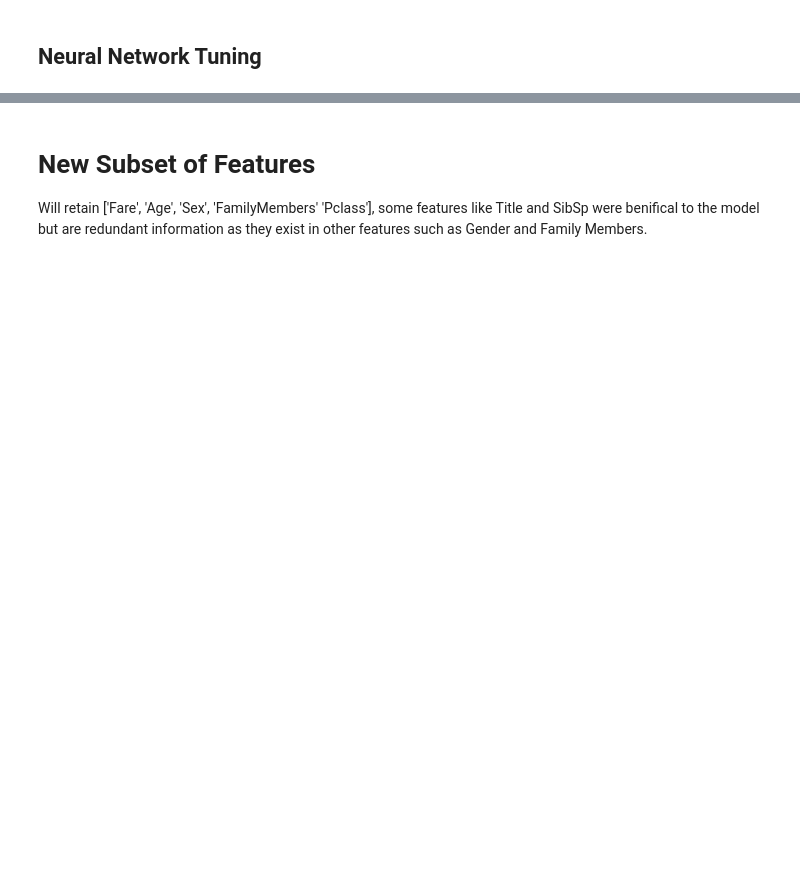
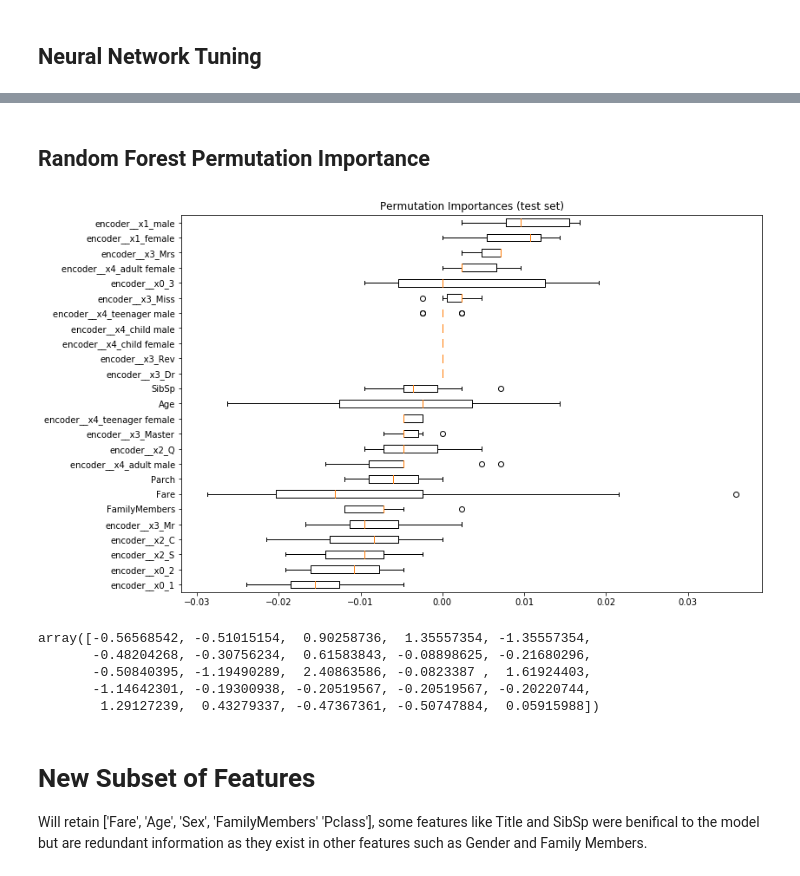
Before and after one commit to SamButterfield/csc8111_machine_learning_coursework, a Jupyter notebook: CSC8111_SB_Titanic_Coursework.ipynb, the cells around one changed output, grey strips where cells are left out. Cells and saved outputs as stored; diff of their text form; code cells hidden in the pictures; blank space fills up the shorter version.

```diff
--- a/CSC8111_SB_Titanic_Coursework.ipynb
+++ b/CSC8111_SB_Titanic_Coursework.ipynb
@@ -816,3 +864,33 @@ knn_classifier, knn_cm, knn_ac = KNN_classifier(X_train, y_train, X_test, y_test
+# %% [markdown]
+## Random Forest Permutation Importance
+# %%
+from sklearn.inspection import permutation_importance
+result = permutation_importance(rfi_classifier.best_estimator_, X_test, y_test, n_jobs = 2, n_repeats = 10)
+pi_features = pd.DataFrame()
+pi_features['feature'] = ct.get_feature_names()
+pi_features['importance'] = result.importances_mean
+pi_features.sort_values(by=['importance'], ascending=True, inplace=True)
+
+#sns.catplot(y = 'feature', x = 'importance', aspect = 1.5, kind = 'bar', orient = 'h',
+#            height = 10, data = pi_features)
+sorted_idx = result.importances_mean.argsort()
+plt.figure(figsize=[12,8])
+x_tr_df = pd.DataFrame(data = X_train, columns = ct.get_feature_names())
+plt.boxplot(result.importances[sorted_idx].T,
+           vert=False, labels=x_tr_df.columns[sorted_idx])
+plt.title("Permutation Importances (test set)")
+
+plt.show()
+# %% [output]
+[figure, added]
+# %%
+X_test[1]
+# %% [output]
+array([-0.56568542, -0.51015154,  0.90258736,  1.35557354, -1.35557354,
+       -0.48204268, -0.30756234,  0.61583843, -0.08898625, -0.21680296,
+       -0.50840395, -1.19490289,  2.40863586, -0.0823387 ,  1.61924403,
+       -1.14642301, -0.19300938, -0.20519567, -0.20519567, -0.20220744,
+        1.29127239,  0.43279337, -0.47367361, -0.50747884,  0.05915988])
 # %% [markdown]
 # New Subset of Features
 Will retain ['Fare', 'Age', 'Sex', 'FamilyMembers' 'Pclass'], some features like Title and SibSp were benifical to the model but are redundant information as they exist in other features such as Gender and Family Members.
```
Also changed, not shown: parts of 23 cells of this notebook.
